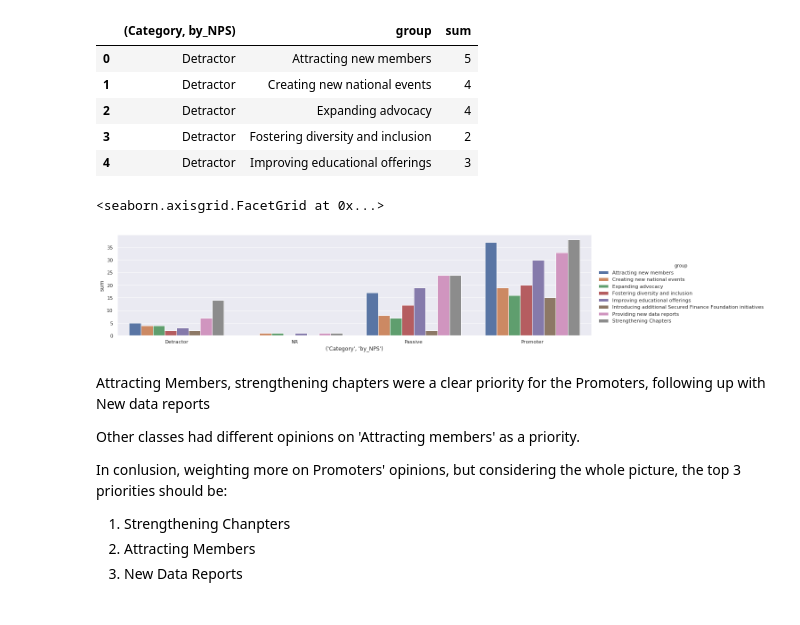
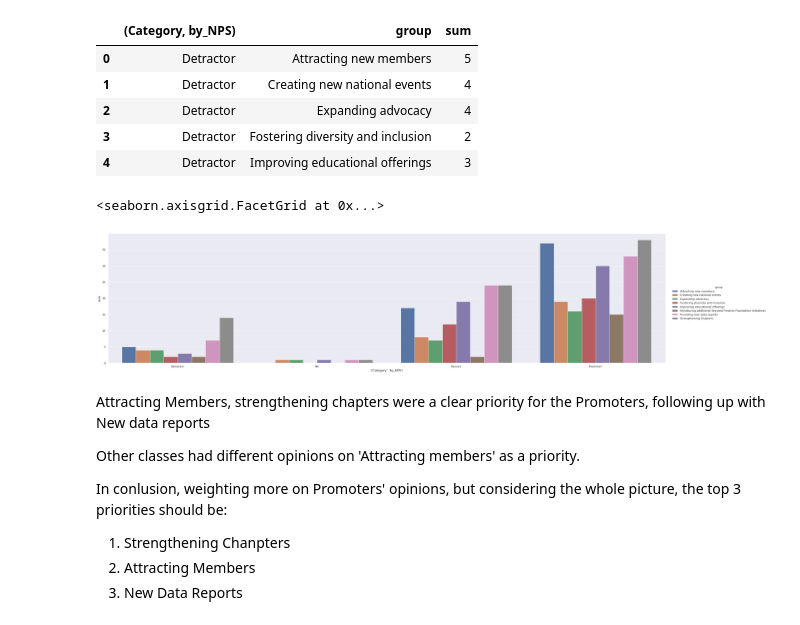
Before and after one commit to mavalliani/SFNet_survey, a Jupyter notebook: SFNet_Survey_Project.ipynb, the cells around one changed output. Cells and saved outputs as stored; diff of their text form; code cells hidden in the pictures.

```diff
--- a/SFNet_Survey_Project.ipynb
+++ b/SFNet_Survey_Project.ipynb
@@ -195,7 +193,7 @@ df.iloc[:,0].value_counts()
 Name: (How likely is it that you would recommend Secured Finance Network to a friend or colleague?, Response), dtype: int64
 # %%
 # grouping into Promoters, Passives and Detractors
-sns.set(style="whitegrid")
+sns.set(rc={'figure.figsize':(20,15)}, font_scale=2, style="whitegrid")
 sns.countplot(df.iloc[:,-1])
 # %% [output]
 <matplotlib.axes._subplots.AxesSubplot at 0x...>
@@ -206,7 +204,6 @@ We can see the highest category reported is Promoters, then the rest follows.
 ## Question 2:  Rate SFNet products and services
 # %%
 # fig, axs = plt.subplots(nrows= 4)
-sns.set(rc={'figure.figsize':(20,8)})
 
 sns.countplot(y=df.iloc[:,1].name, hue=('Category', 'by_NPS'), data=df)
 # %% [output]
@@ -416,10 +413,10 @@ new.head()
 | 3 | Detractor | Fostering diversity and inclusion | 2 |
 | 4 | Detractor | Improving educational offerings | 3 |
 # %%
-sns.catplot(data=new, hue= 'group', y="sum", kind="bar", x=('Category', 'by_NPS'), size=4, aspect=4)
+sns.catplot(data=new, hue= 'group', y="sum", kind="bar", x=('Category', 'by_NPS'), size=8, aspect=4)
 # %% [output]
 <seaborn.axisgrid.FacetGrid at 0x...>
-[figure, old version]
+[figure, new version]
 # %% [markdown]
 Attracting Members, strengthening chapters were a clear priority for the Promoters, following up with New data reports
 
```
Also changed, not shown: parts of 26 cells of this notebook.
